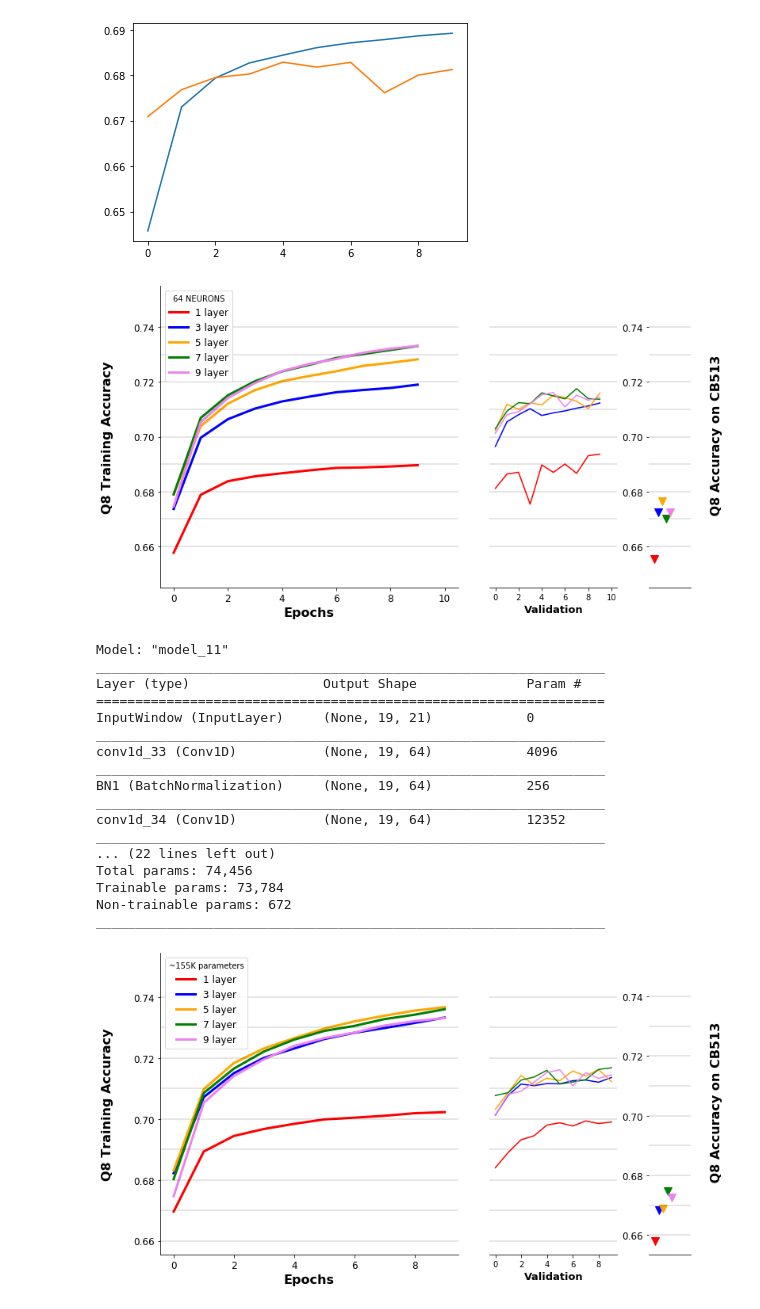
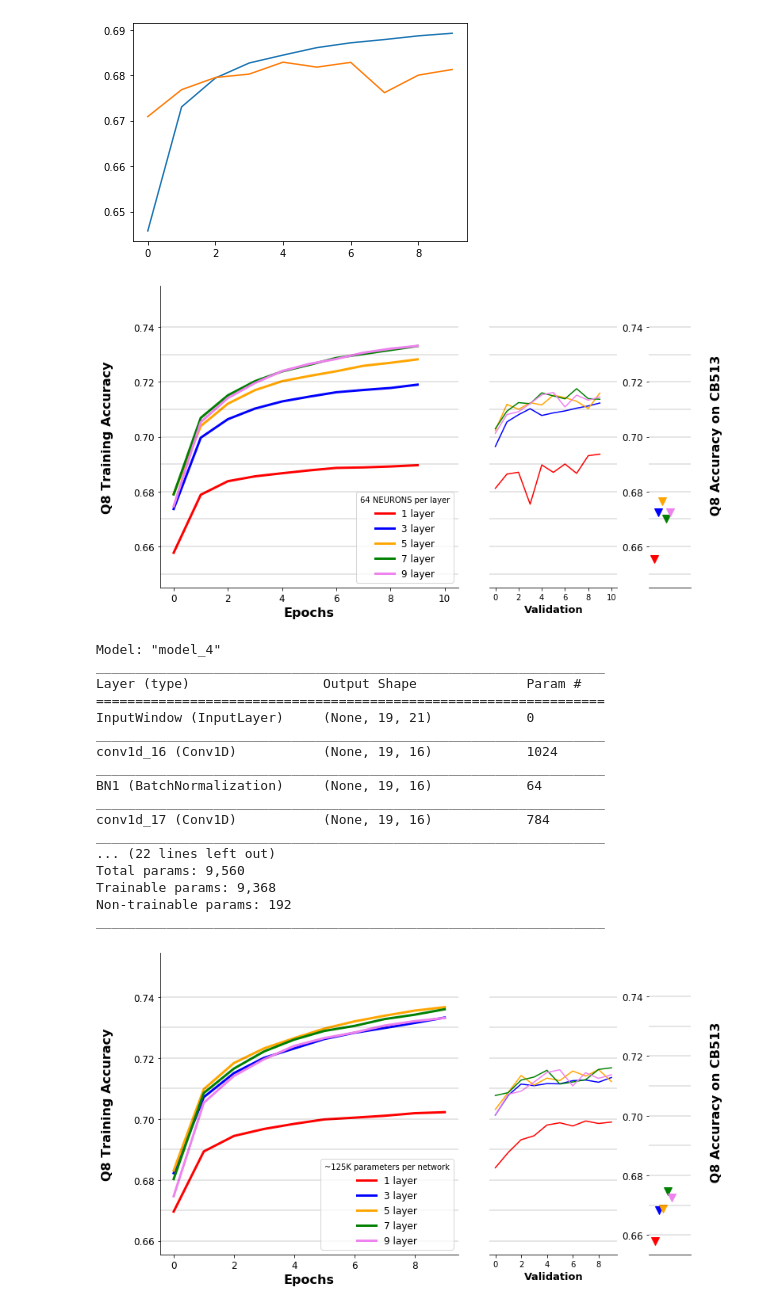
Before and after one commit to Ieremie/Protein-Secondary-Structure-Prediction, a Jupyter notebook: modelComparison.ipynb, the cells around one changed output. Saved outputs shown, nothing was run; the diff lists cells and outputs as text; code cells hidden in the pictures.

```diff
--- a/modelComparison.ipynb
+++ b/modelComparison.ipynb
@@ -204,18 +204,20 @@ ax1.plot(3,m5s[1],marker='v', color='orange', ls='',markersize=10)
 ax1.plot(4,m7s[1],marker='v', color='g', ls='',markersize=10)
 ax1.plot(5,m9s[1],marker='v', color='violet',markersize=10)
 
-res = 0.66
-for i in range(9):
+res = 0.65
+for i in range(10):
     ax0.axhline(y=res, c = "black", linewidth=0.2)
     ax1.axhline(y=res, c = "black", linewidth=0.2)
     ax2.axhline(y=res, c = "black", linewidth=0.2)
     res += 0.01
 
  #legend(loc="upper left")
-legend = ax0.legend( title="64 NEURONS", loc=0, fontsize='large', fancybox=True)
+legend = ax0.legend( title="64 NEURONS per layer", loc=0, fontsize='large', fancybox=True)
+
+plt.savefig("Different depth", bbox_inches = 'tight')
 plt.show()
 # %% [output]
-[figure, old version]
+[figure, new version]
 # %%
 import numpy as np
 from keras.models import load_model
@@ -225,25 +227,25 @@ from timeit import default_timer as timer
 import pickle
 
 
-model = load_model('newExperiments/depthExplor/model_5.h5')
+model = load_model('newExperiments/depthExplor/model_516.h5')
 model.summary()
 # %% [output]
-Model: "model_11"
+Model: "model_4"
 _________________________________________________________________
 Layer (type)                 Output Shape              Param #
 =================================================================
 InputWindow (InputLayer)     (None, 19, 21)            0
 _________________________________________________________________
-conv1d_33 (Conv1D)           (None, 19, 64)            4096
+conv1d_16 (Conv1D)           (None, 19, 16)            1024
 _________________________________________________________________
-BN1 (BatchNormalization)     (None, 19, 64)            256
+BN1 (BatchNormalization)     (None, 19, 16)            64
 _________________________________________________________________
-conv1d_34 (Conv1D)           (None, 19, 64)            12352
+conv1d_17 (Conv1D)           (None, 19, 16)            784
 _________________________________________________________________
 ... (22 lines left out)
-Total params: 74,456
-Trainable params: 73,784
-Non-trainable params: 672
+Total params: 9,560
+Trainable params: 9,368
+Non-trainable params: 192
 _________________________________________________________________
 # %%
 
@@ -349,35 +351,36 @@ ax2.plot(m1H['val_acc'],color='r')
 ax0.plot(m3H['acc'], color='b', label="3 layer", linewidth=3)
 ax2.plot(m3H['val_acc'], color='b')
 
 
 ax0.plot(m5H['acc'], color='orange', label="5 layer", linewidth=3)
 ax2.plot(m5H['val_acc'], color='orange')
 
 ax0.plot(m7H['acc'], color='g', label="7 layer", linewidth=3)
 ax2.plot(m7H['val_acc'], color='g')
 
 ax0.plot(m9H['acc'],  color='violet', label="9 layer", linewidth=3)
 ax2.plot(m9H['val_acc'],  color='violet')
 
 
 ax1.plot(1,m1s[1],marker='v', color='r', ls='-',markersize=10)
 ax1.plot(2,m3s[1],marker='v', color='b', ls='',markersize=10)
 ax1.plot(3,m5s[1],marker='v', color='orange', ls='',markersize=10)
 ax1.plot(4,m7s[1],marker='v', color='g', ls='',markersize=10)
 ax1.plot(5,m9s[1],marker='v', color='violet',markersize=10)
 
 res = 0.66
 for i in range(9):
     ax0.axhline(y=res, c = "black", linewidth=0.2)
     ax1.axhline(y=res, c = "black", linewidth=0.2)
     ax2.axhline(y=res, c = "black", linewidth=0.2)
     res += 0.01
 
  #legend(loc="upper left")
-legend = ax0.legend( title="~155K parameters", loc=0, fontsize='large', fancybox=True)
+legend = ax0.legend( title="~125K parameters per network", loc=0, fontsize='large', fancybox=True)
+plt.savefig("Different depth same param", bbox_inches = 'tight')
 plt.show()
 # %% [output]
-[figure, old version]
+[figure, new version]
 # %%
 m5_8 = pickle.load( open( "newExperiments/depthExplor/model_history_58", "rb" ) )
 m5_16 = pickle.load( open("newExperiments/depthExplor/model_history_516", "rb" ) )
```
Also changed, not shown: parts of 2 cells of this notebook, 2 other files.
